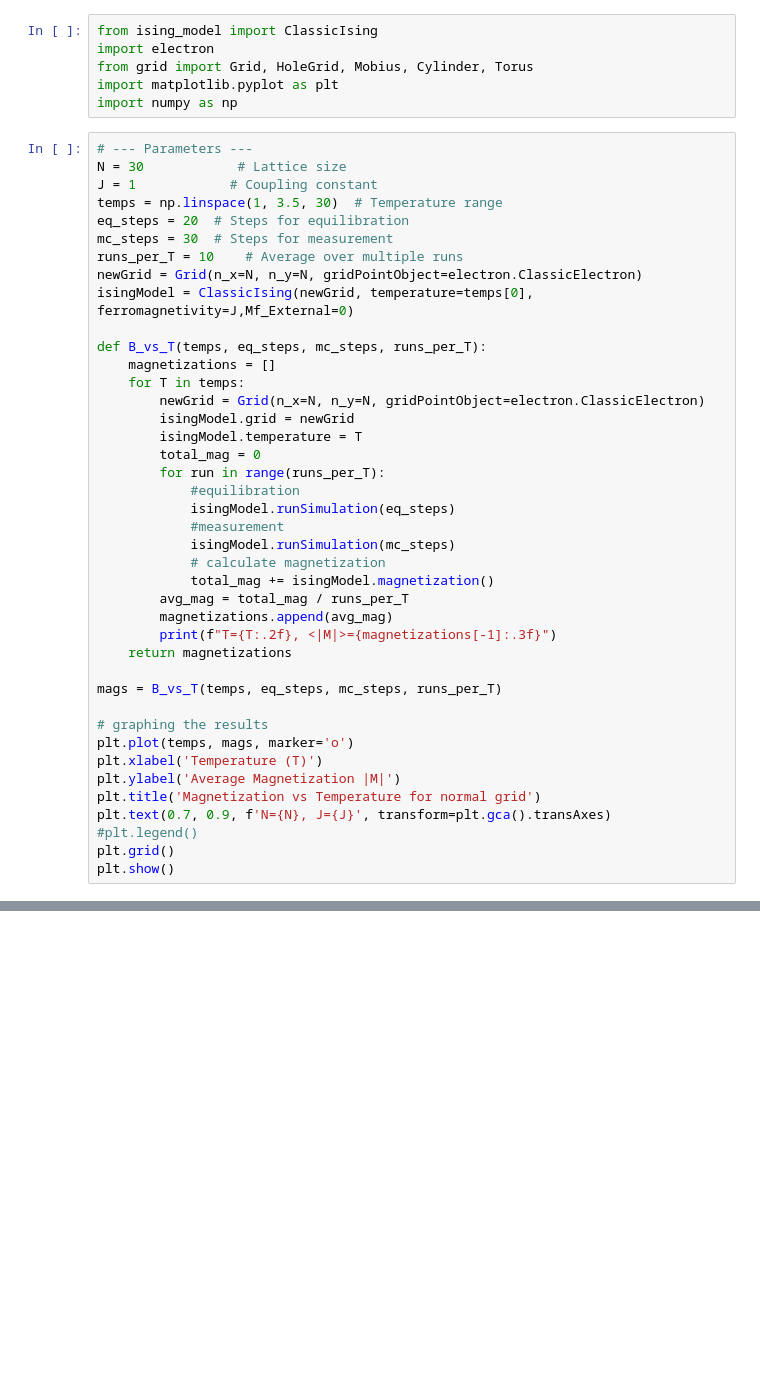
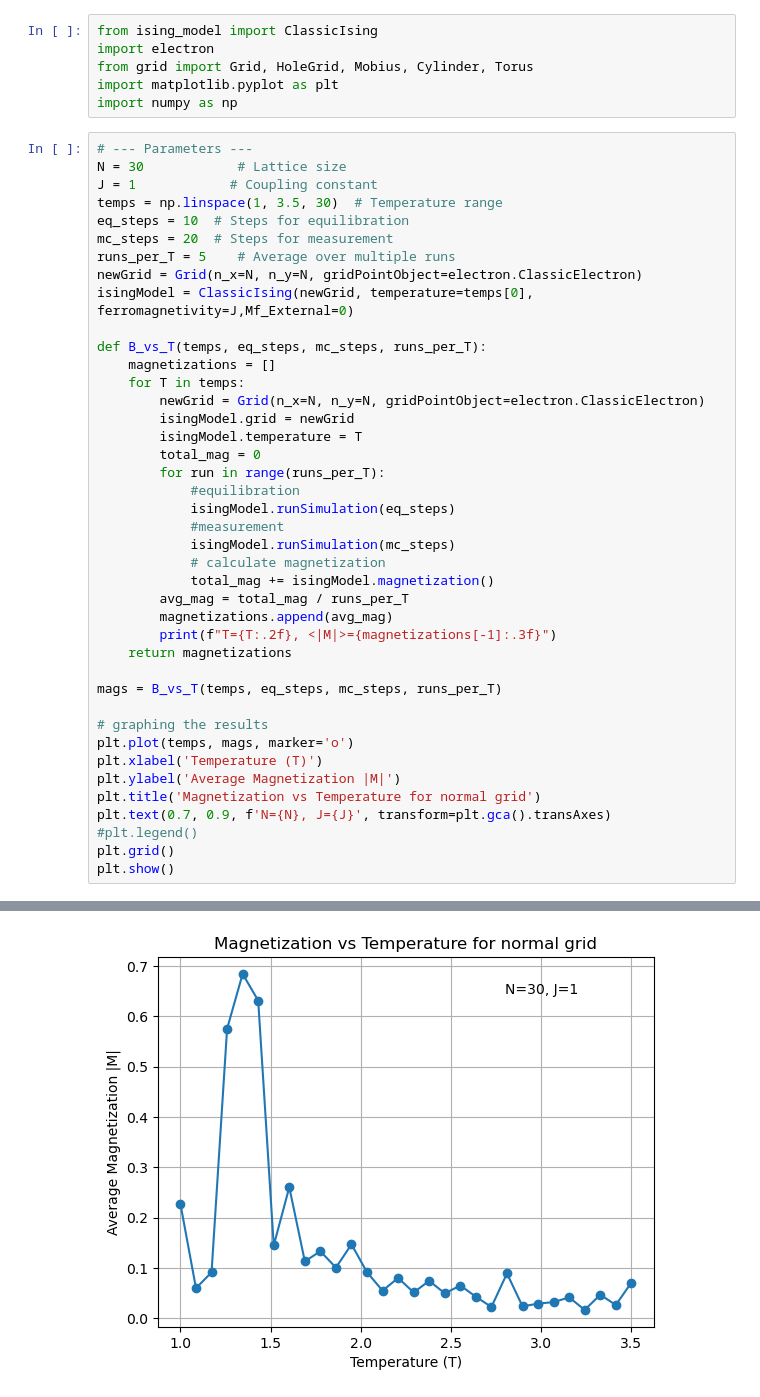
Before and after one commit to nirmiller/comp_phy_final_project, a Jupyter notebook: stats_n_graphs.ipynb, the cells around one changed output, grey strips where cells are left out. Cells and saved outputs as stored; diff of their text form; blank space fills up the shorter version.

```diff
--- a/stats_n_graphs.ipynb
+++ b/stats_n_graphs.ipynb
@@ -9,9 +9,9 @@ import numpy as np
 N = 30            # Lattice size
 J = 1            # Coupling constant
 temps = np.linspace(1, 3.5, 30)  # Temperature range
-eq_steps = 20  # Steps for equilibration
-mc_steps = 30  # Steps for measurement
-runs_per_T = 10    # Average over multiple runs
+eq_steps = 10  # Steps for equilibration
+mc_steps = 20  # Steps for measurement
+runs_per_T = 5    # Average over multiple runs
 newGrid = Grid(n_x=N, n_y=N, gridPointObject=electron.ClassicElectron)
 isingModel = ClassicIsing(newGrid, temperature=temps[0], ferromagnetivity=J,Mf_External=0)
 
@@ -45,3 +45,4 @@ plt.text(0.7, 0.9, f'N={N}, J={J}', transform=plt.gca().transAxes)
 #plt.legend()
 plt.grid()
 plt.show()
+# %% [output]
@@ -47,0 +66 @@ plt.show()
+[figure, added]
```
Also changed, not shown: parts of 1 cell of this notebook, 2 other files.
